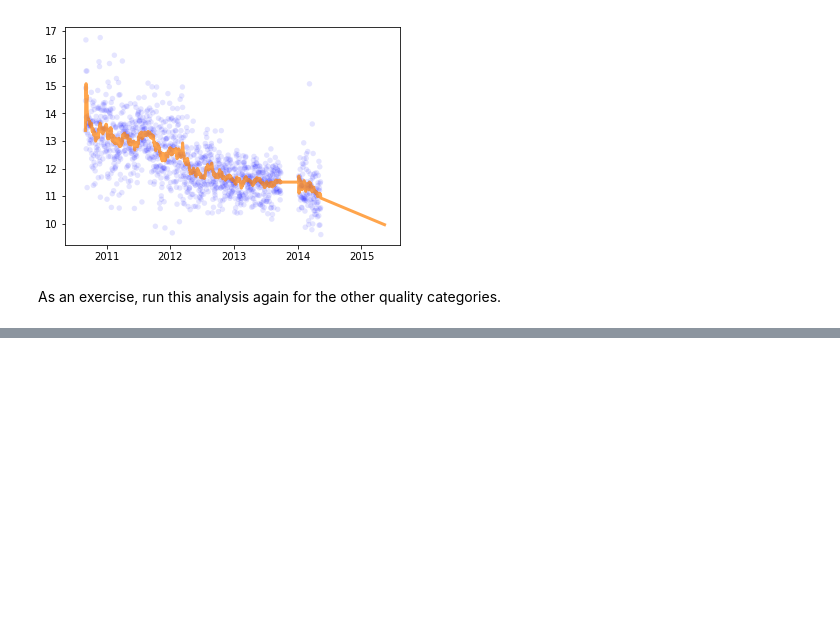
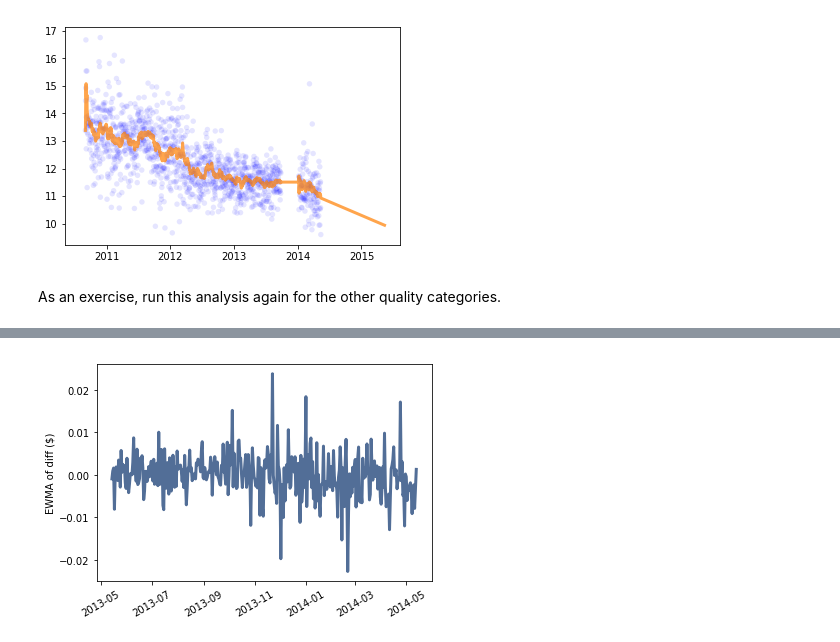
Before and after one commit to joaomarcoslds/ThinkStats2, a Jupyter notebook: code/chap12ex.ipynb, the cells around one changed output, grey strips where cells are left out. Cells and saved outputs as stored; diff of their text form; code cells hidden in the pictures; blank space fills up the shorter version.

```diff
--- a/code/chap12ex.ipynb
+++ b/code/chap12ex.ipynb
@@ -786,0 +848,7 @@ As an exercise, run this analysis again for the other quality categories.
+# %%
+filled['slope'] = diffs.ewm(span=365).mean()
+thinkplot.plot(filled.slope[-365:])
+plt.xticks(rotation=30)
+thinkplot.Config(ylabel='EWMA of diff ($)')
+# %% [output]
+[figure, added]
```
Also changed, not shown: parts of 24 cells of this notebook.
